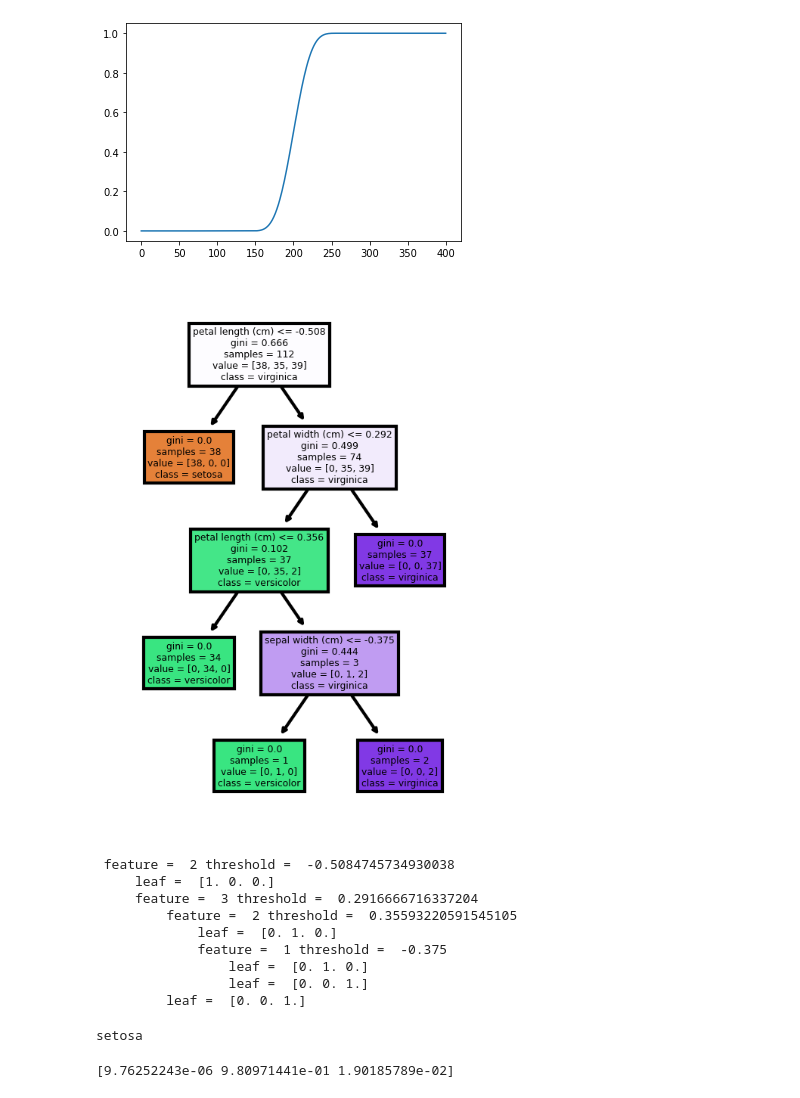
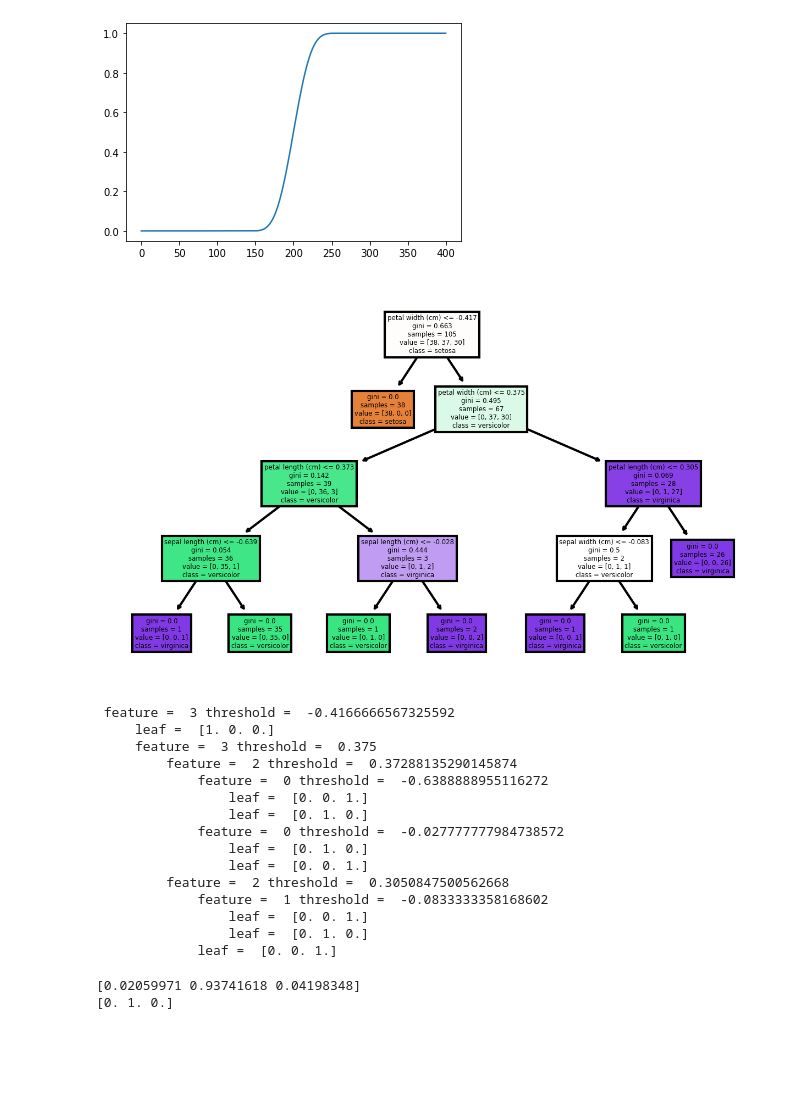
Before and after one commit to assiakhateeb/PPML_lab, a Jupyter notebook: part B/Part_B.ipynb, the cells around one changed output. Drawn from its saved outputs; the diff is of its cells as text; code cells hidden in the pictures; blank space fills up the shorter version.

```diff
--- a/part B/Part_B.ipynb
+++ b/part B/Part_B.ipynb
@@ -93,7 +93,7 @@ print(Y_rescaled_features)
 [150 rows x 1 columns]
 # %%
 # Train the model on the data
-X_train, X_test, Y_train, Y_test = train_test_split(X_rescaled_features, Y_rescaled_features, test_size=0.25)
+X_train, X_test, Y_train, Y_test = train_test_split(X_rescaled_features, Y_rescaled_features, test_size=0.3)
 # %%
 X_train.shape
 # %% [output]
@@ -349,33 +332,35 @@ plt.plot(p(myline))
 # %%
 fn=['sepal length (cm)','sepal width (cm)','petal length (cm)','petal width (cm)']
 cn=['setosa', 'versicolor', 'virginica']
 
 # Setting dpi = 300 to make image clearer than default
-fig, axes = plt.subplots(nrows = 1,ncols = 1,figsize = (2,3), dpi=300)
+fig, axes = plt.subplots(nrows = 1,ncols = 1,figsize = (5,3), dpi=300)
 
 tree.plot_tree(Dtree,
            feature_names = fn,
            class_names=cn,
            filled = True);
 # %% [output]
-[figure, old version]
+[figure, new version]
 # %%
 DT = builtTree(Dtree)
 printTree(DT)
 # %% [output]
- feature =  2 threshold =  -0.5084745734930038
+ feature =  3 threshold =  -0.4166666567325592
      leaf =  [1. 0. 0.]
-     feature =  3 threshold =  0.2916666716337204
-         feature =  2 threshold =  0.35593220591545105
-             leaf =  [0. 1. 0.]
-             feature =  1 threshold =  -0.375
+     feature =  3 threshold =  0.375
+         feature =  2 threshold =  0.37288135290145874
+             feature =  0 threshold =  -0.6388888955116272
+                 leaf =  [0. 0. 1.]
+                 leaf =  [0. 1. 0.]
+             feature =  0 threshold =  -0.027777777984738572
                  leaf =  [0. 1. 0.]
                  leaf =  [0. 0. 1.]
-         leaf =  [0. 0. 1.]
+         feature =  2 threshold =  0.3050847500562668
+             feature =  1 threshold =  -0.0833333358168602
+                 leaf =  [0. 0. 1.]
+                 leaf =  [0. 1. 0.]
+             leaf =  [0. 0. 1.]
 # %%
-data =[-0.333333,-0.80000, 0.9, -0.073333]
-sample_data1 = int(Dtree.predict([data]))
-print(iris.target_names[sample_data1])
+data =[-0.33,-0.8, 0.9, -0.07]
-# %% [output]
-setosa
 # %%
@@ -393,4 +381,14 @@ def Tree_Predict(DT, depth=0):
 # %%
-print(Tree_Predict(DT))
+def predict(T, x):
+    pred_vec = Tree_Predict(T, x)
+    print(pred_vec)
+    lenHot = len(pred_vec)
+    l = np.argmax(pred_vec)
+    leaf = np.zeros(lenHot)
+    leaf[l] = 1
+    return leaf
-# %% [output]
-[9.76252243e-06 9.80971441e-01 1.90185789e-02]
+# %%
+print(predict(DT, data))
+# %% [output]
+[0.02059971 0.93741618 0.04198348]
+[0. 1. 0.]
```
Also changed, not shown: parts of 23 cells of this notebook.
